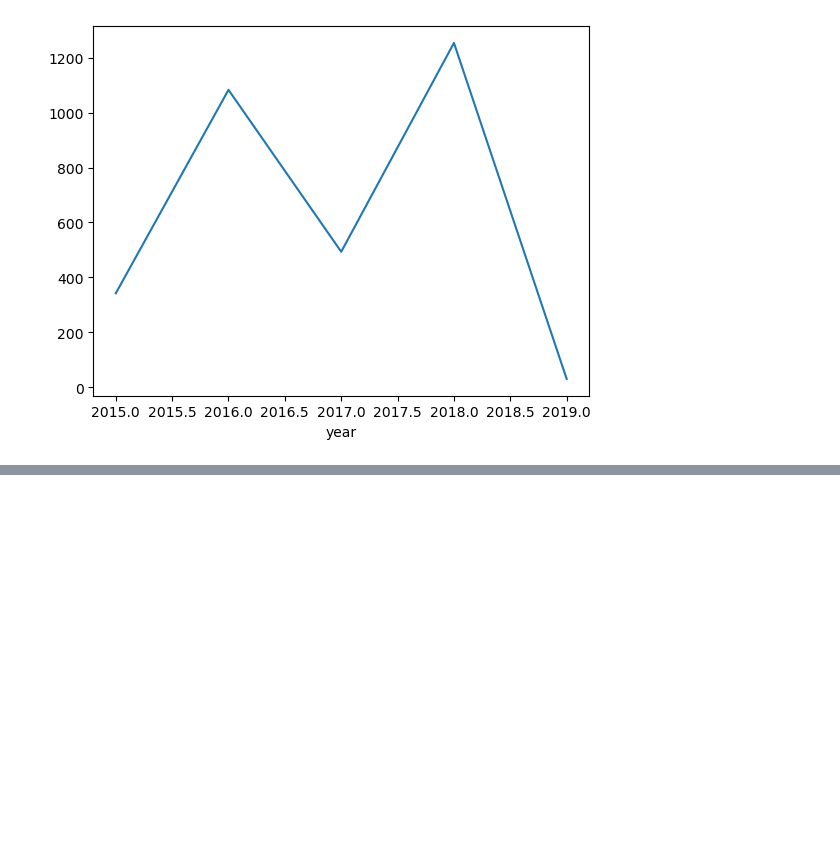
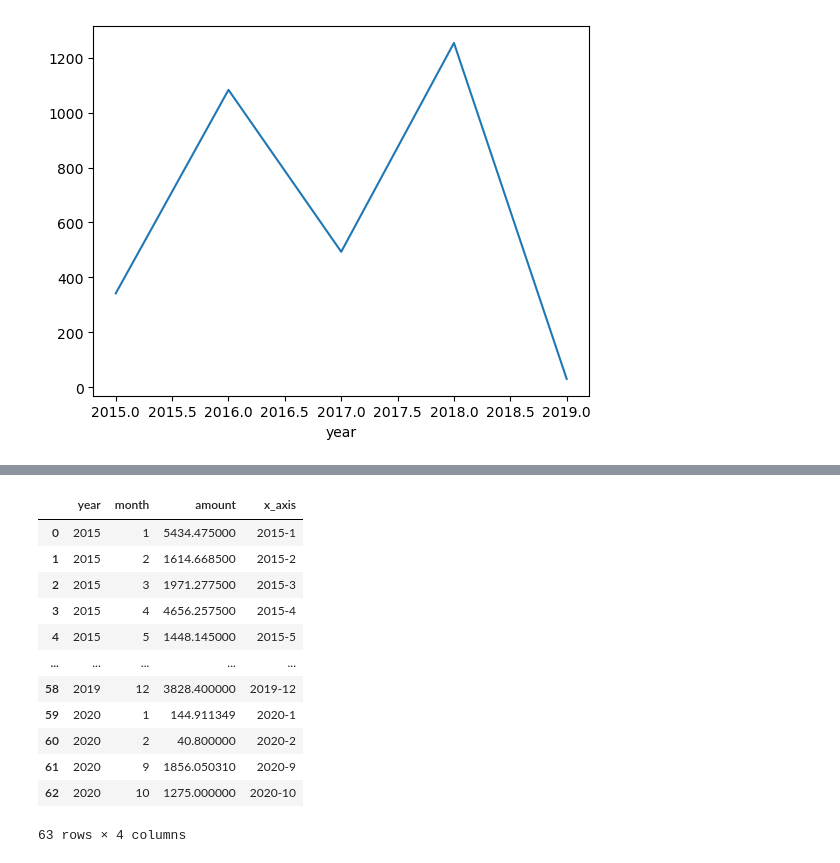
Before and after one commit to write2shivamgithub/Streamlit, a Jupyter notebook: Cleaning.ipynb, the cells around one changed output, grey strips where cells are left out. Cells and saved outputs as stored; diff of their text form; code cells hidden in the pictures; blank space fills up the shorter version.

```diff
--- a/Cleaning.ipynb
+++ b/Cleaning.ipynb
@@ -335,0 +391,19 @@ df[df['investors'].str.contains('IDG Ventures')].groupby('year')['amount'].sum()
+# %%
+temp_df = df.groupby(['year','month'])['amount'].sum().reset_index()
+# %%
+temp_df['x_axis'] = temp_df['year'].astype(str) + '-' + temp_df['month'].astype(str)
+temp_df
+# %% [output]
+|  | year | month | amount | x_axis |
+| 0 | 2015 | 1 | 5434.475000 | 2015-1 |
+| 1 | 2015 | 2 | 1614.668500 | 2015-2 |
+| 2 | 2015 | 3 | 1971.277500 | 2015-3 |
+| 3 | 2015 | 4 | 4656.257500 | 2015-4 |
+| 4 | 2015 | 5 | 1448.145000 | 2015-5 |
+| ... | ... | ... | ... | ... |
+| 58 | 2019 | 12 | 3828.400000 | 2019-12 |
+| 59 | 2020 | 1 | 144.911349 | 2020-1 |
+| 60 | 2020 | 2 | 40.800000 | 2020-2 |
+| 61 | 2020 | 9 | 1856.050310 | 2020-9 |
+| 62 | 2020 | 10 | 1275.000000 | 2020-10 |
+63 rows × 4 columns
```
Also changed, not shown: parts of 7 cells of this notebook, 1 other file.
